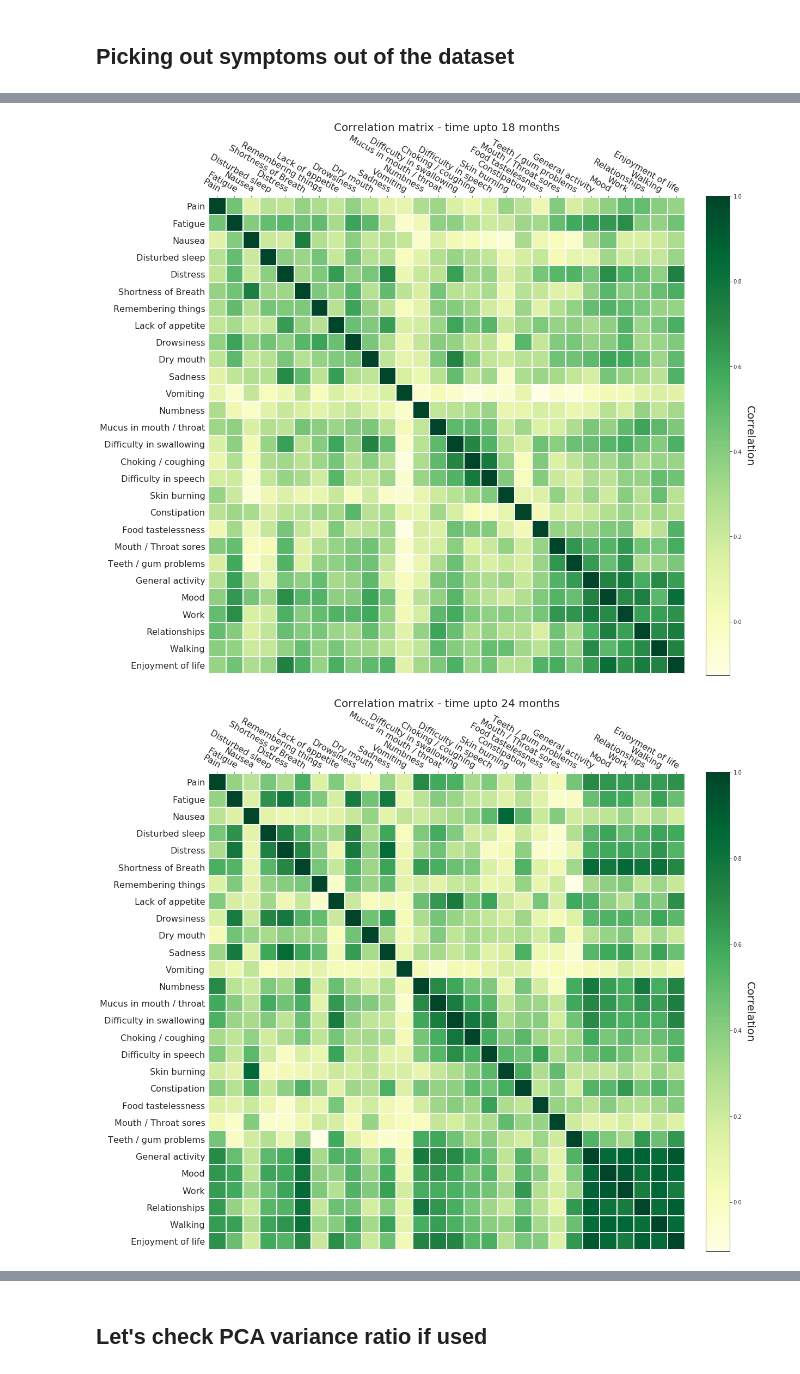
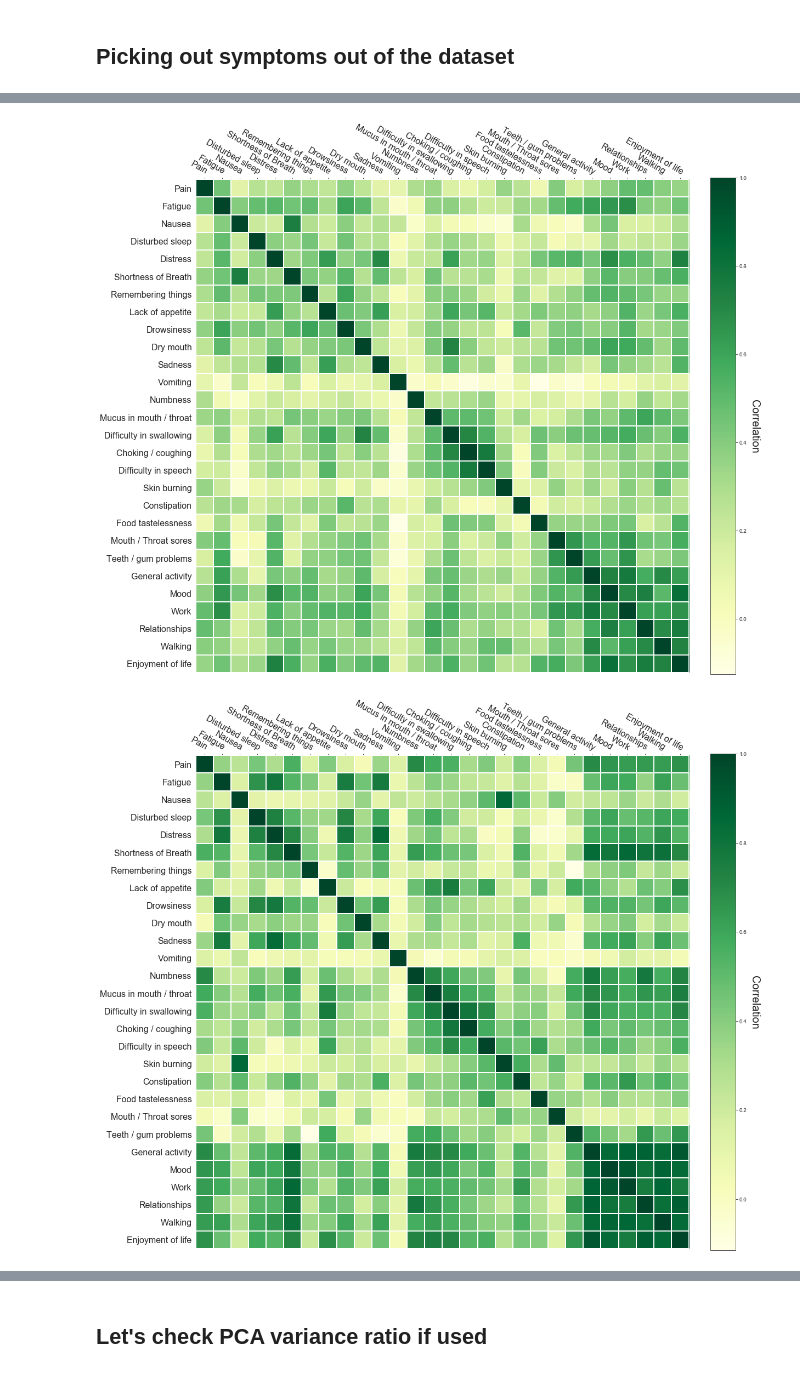
Before and after one commit to CarlaFloricel/Symptoms_Project, a Jupyter notebook: data/kmeans.ipynb, the cells around one changed output, grey strips where cells are left out. Saved outputs shown, nothing was run; the diff lists cells and outputs as text; code cells hidden in the pictures.

```diff
--- a/data/kmeans.ipynb
+++ b/data/kmeans.ipynb
@@ -67,7 +67,7 @@ for df_train in dfs_train:
                         ax=ax, cmap='YlGn', cbarlabel='Correlation',
                         cbar_kw={'fraction': 0.046, 'pad': 0.04},
                         interpolation='nearest')
-    ax.set_title(f"Correlation matrix - time {'upto ' + str(period) if period % 6 == 0 else 'after ' + str(period) } months", fontsize=20)
+#    ax.set_title(f"Correlation matrix - time {'upto ' + str(period) if period % 6 == 0 else 'after ' + str(period) } months", fontsize=20)
     fig.tight_layout()
     plt.show()
     fig.savefig(f'output/correlation/{period}.svg', dpi=100, transparent=True)
@@ -78,2 +78,2 @@ for df_train in dfs_train:
-[figure, old version]
+[figure, new version]
-[figure, old version]
+[figure, new version]
```
Also changed, not shown: parts of 1 cell of this notebook, 12 other files.
